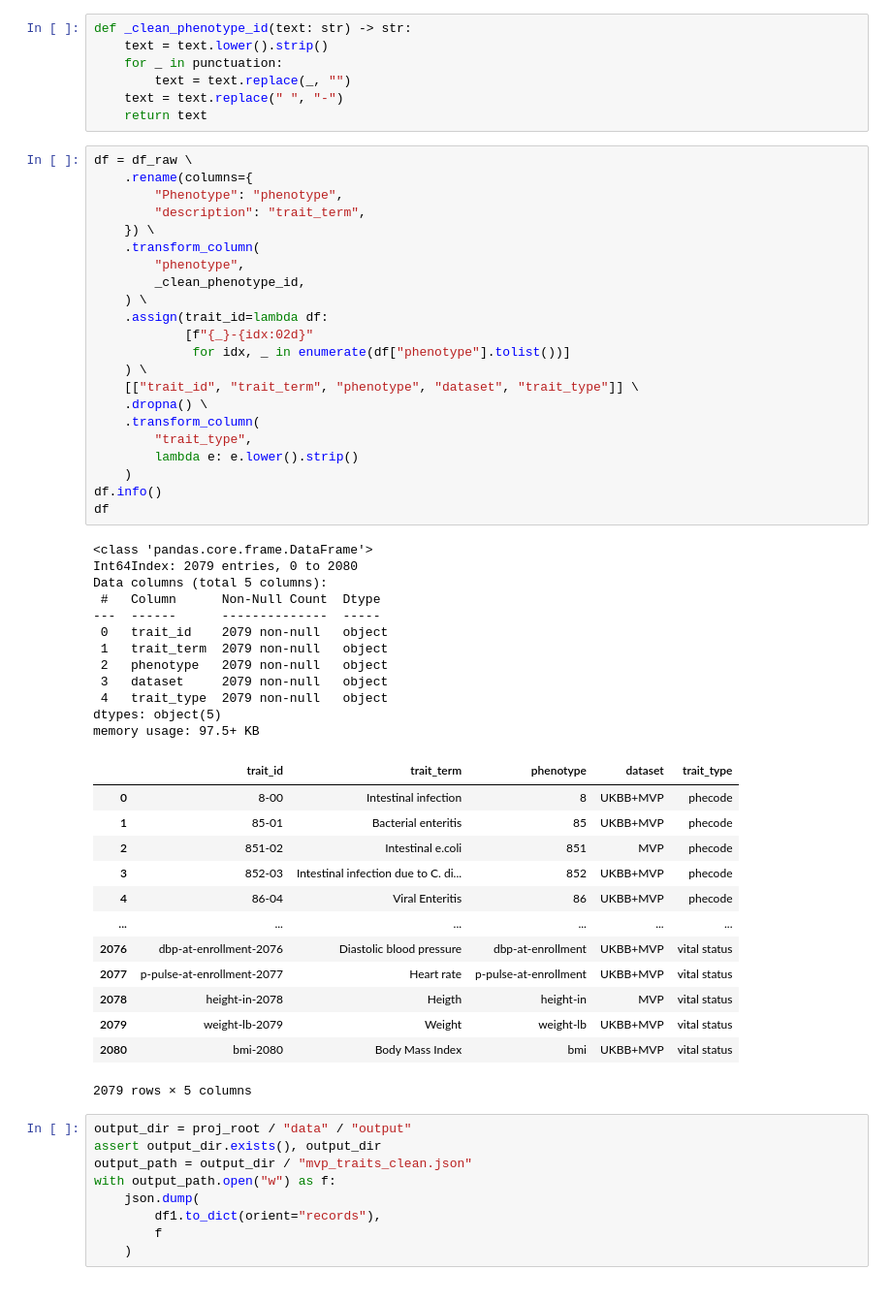
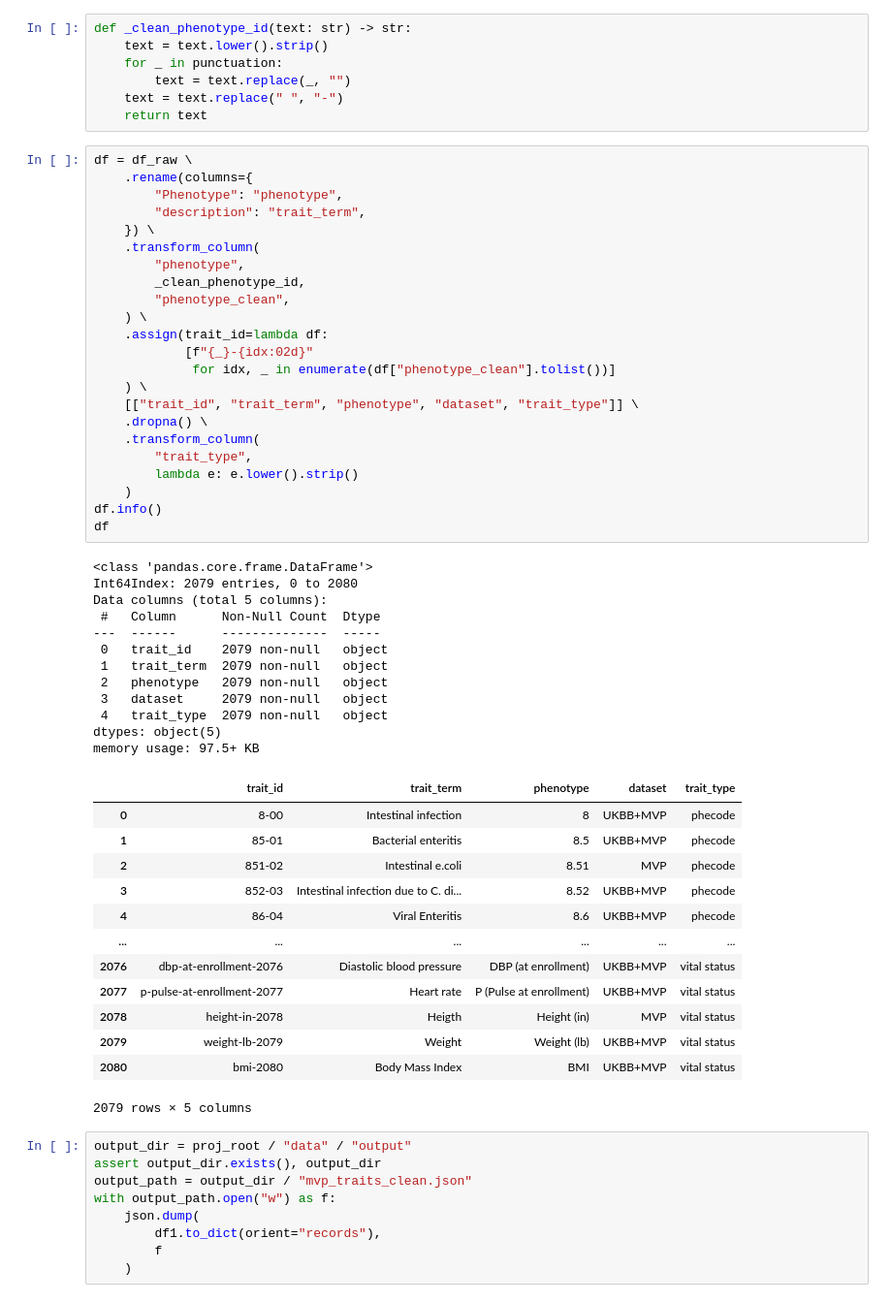
Before and after one commit to MRCIEU/traithunter, a Jupyter notebook: analysis/notebooks/mvp-clean.ipynb, the cells around one changed output. Shown: that part at 97% size. Drawn from its saved outputs; the diff is of its cells as text.

```diff
--- a/analysis/notebooks/mvp-clean.ipynb
+++ b/analysis/notebooks/mvp-clean.ipynb
@@ -115,44 +115,45 @@ df = df_raw \
     .transform_column(
         "phenotype",
         _clean_phenotype_id,
+        "phenotype_clean",
     ) \
     .assign(trait_id=lambda df:
             [f"{_}-{idx:02d}"
-             for idx, _ in enumerate(df["phenotype"].tolist())]
+             for idx, _ in enumerate(df["phenotype_clean"].tolist())]
     ) \
     [["trait_id", "trait_term", "phenotype", "dataset", "trait_type"]] \
     .dropna() \
     .transform_column(
         "trait_type",
         lambda e: e.lower().strip()
     )
 df.info()
 df
 # %% [output]
 <class 'pandas.core.frame.DataFrame'>
 Int64Index: 2079 entries, 0 to 2080
 Data columns (total 5 columns):
  #   Column      Non-Null Count  Dtype
 ---  ------      --------------  -----
  0   trait_id    2079 non-null   object
  1   trait_term  2079 non-null   object
  2   phenotype   2079 non-null   object
  3   dataset     2079 non-null   object
  4   trait_type  2079 non-null   object
 dtypes: object(5)
 memory usage: 97.5+ KB
 |  | trait_id | trait_term | phenotype | dataset | trait_type |
 | 0 | 8-00 | Intestinal infection | 8 | UKBB+MVP | phecode |
-| 1 | 85-01 | Bacterial enteritis | 85 | UKBB+MVP | phecode |
-| 2 | 851-02 | Intestinal e.coli | 851 | MVP | phecode |
-| 3 | 852-03 | Intestinal infection due to C. di... | 852 | UKBB+MVP | phecode |
-| 4 | 86-04 | Viral Enteritis | 86 | UKBB+MVP | phecode |
+| 1 | 85-01 | Bacterial enteritis | 8.5 | UKBB+MVP | phecode |
+| 2 | 851-02 | Intestinal e.coli | 8.51 | MVP | phecode |
+| 3 | 852-03 | Intestinal infection due to C. di... | 8.52 | UKBB+MVP | phecode |
+| 4 | 86-04 | Viral Enteritis | 8.6 | UKBB+MVP | phecode |
 | ... | ... | ... | ... | ... | ... |
-| 2076 | dbp-at-enrollment-2076 | Diastolic blood pressure | dbp-at-enrollment | UKBB+MVP | vital status |
-| 2077 | p-pulse-at-enrollment-2077 | Heart rate | p-pulse-at-enrollment | UKBB+MVP | vital status |
-| 2078 | height-in-2078 | Heigth | height-in | MVP | vital status |
-| 2079 | weight-lb-2079 | Weight | weight-lb | UKBB+MVP | vital status |
-| 2080 | bmi-2080 | Body Mass Index | bmi | UKBB+MVP | vital status |
+| 2076 | dbp-at-enrollment-2076 | Diastolic blood pressure | DBP (at enrollment) | UKBB+MVP | vital status |
+| 2077 | p-pulse-at-enrollment-2077 | Heart rate | P (Pulse at enrollment) | UKBB+MVP | vital status |
+| 2078 | height-in-2078 | Heigth | Height (in) | MVP | vital status |
+| 2079 | weight-lb-2079 | Weight | Weight (lb) | UKBB+MVP | vital status |
+| 2080 | bmi-2080 | Body Mass Index | BMI | UKBB+MVP | vital status |
 2079 rows × 5 columns
 # %%
 output_dir = proj_root / "data" / "output"
```
Also changed, not shown: parts of 3 cells of this notebook, 4 other files.
